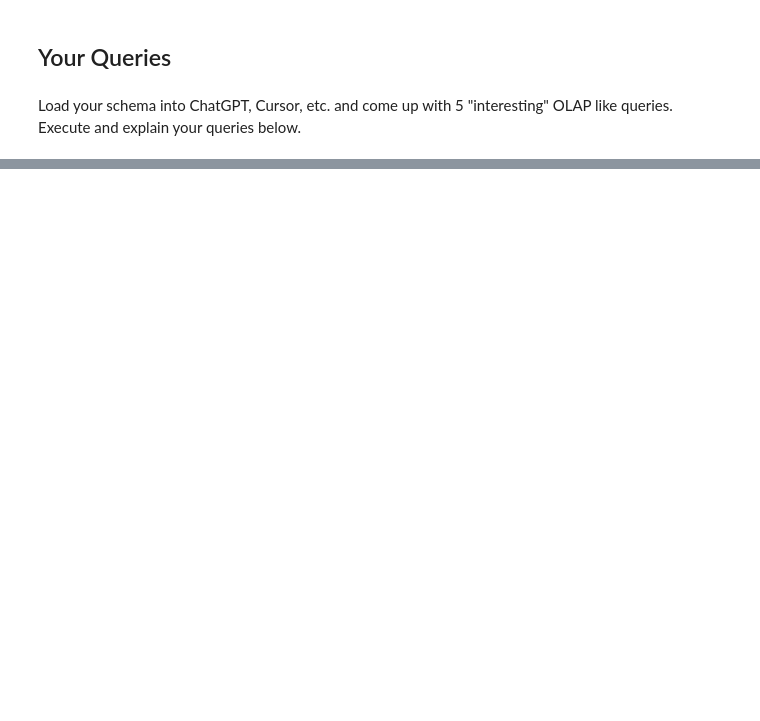
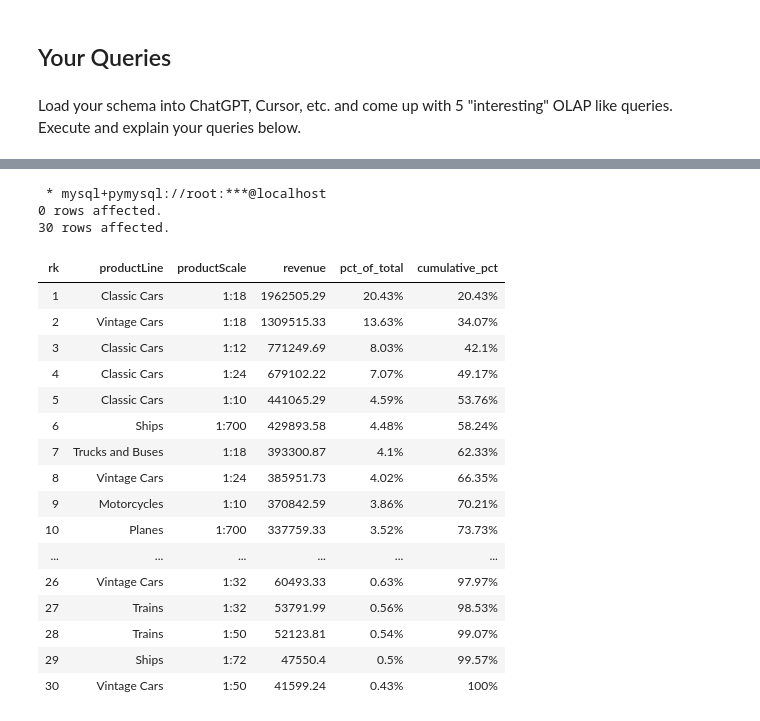
Before and after one commit to david-van-nguyen/W4111-Intro-to-Databases-Spring-2026, a Jupyter notebook: Homework/HW4/dff9-W4111-Spring-2026-HW4-non-programming-v1.ipynb, the cells around one changed output, grey strips where cells are left out. Drawn from its saved outputs; the diff is of its cells as text; code cells hidden in the pictures; blank space fills up the shorter version.

```diff
--- a/Homework/HW4/dff9-W4111-Spring-2026-HW4-non-programming-v1.ipynb
+++ b/Homework/HW4/dff9-W4111-Spring-2026-HW4-non-programming-v1.ipynb
@@ -445,0 +737,50 @@ Load your schema into ChatGPT, Cursor, etc. and come up with 5 "interesting" OLA
+# %%
+%%sql
+
+USE classicmodels_olap;
+
+WITH pl AS (
+    SELECT productLine, productScale, ROUND(SUM(revenue), 2) AS revenue
+    FROM facts_dimensions
+    GROUP BY productLine, productScale
+),
+total AS (SELECT SUM(revenue) AS grand_total FROM pl)
+SELECT
+    ROW_NUMBER() OVER (ORDER BY revenue DESC)            AS rk,
+    productLine,
+    productScale,
+    revenue,
+    CONCAT(ROUND(100.0 * revenue / grand_total, 2), '%') AS pct_of_total,
+    CONCAT(
+        ROUND(
+            100.0 *
+            SUM(revenue) OVER (
+                ORDER BY revenue DESC
+                ROWS BETWEEN UNBOUNDED PRECEDING AND CURRENT ROW
+            ) / grand_total
+        , 2),
+        '%'
+    )                                                    AS cumulative_pct
+FROM pl, total
+ORDER BY revenue DESC;
+# %% [output]
+ * mysql+pymysql://root:***@localhost
+0 rows affected.
+30 rows affected.
+| rk | productLine | productScale | revenue | pct_of_total | cumulative_pct |
+| 1 | Classic Cars | 1:18 | 1962505.29 | 20.43% | 20.43% |
+| 2 | Vintage Cars | 1:18 | 1309515.33 | 13.63% | 34.07% |
+| 3 | Classic Cars | 1:12 | 771249.69 | 8.03% | 42.1% |
+| 4 | Classic Cars | 1:24 | 679102.22 | 7.07% | 49.17% |
+| 5 | Classic Cars | 1:10 | 441065.29 | 4.59% | 53.76% |
+| 6 | Ships | 1:700 | 429893.58 | 4.48% | 58.24% |
+| 7 | Trucks and Buses | 1:18 | 393300.87 | 4.1% | 62.33% |
+| 8 | Vintage Cars | 1:24 | 385951.73 | 4.02% | 66.35% |
+| 9 | Motorcycles | 1:10 | 370842.59 | 3.86% | 70.21% |
+| 10 | Planes | 1:700 | 337759.33 | 3.52% | 73.73% |
+| ... | ... | ... | ... | ... | ... |
+| 26 | Vintage Cars | 1:32 | 60493.33 | 0.63% | 97.97% |
+| 27 | Trains | 1:32 | 53791.99 | 0.56% | 98.53% |
+| 28 | Trains | 1:50 | 52123.81 | 0.54% | 99.07% |
+| 29 | Ships | 1:72 | 47550.4 | 0.5% | 99.57% |
+| 30 | Vintage Cars | 1:50 | 41599.24 | 0.43% | 100% |
```
Also changed, not shown: parts of 19 cells of this notebook, 1 other file.
